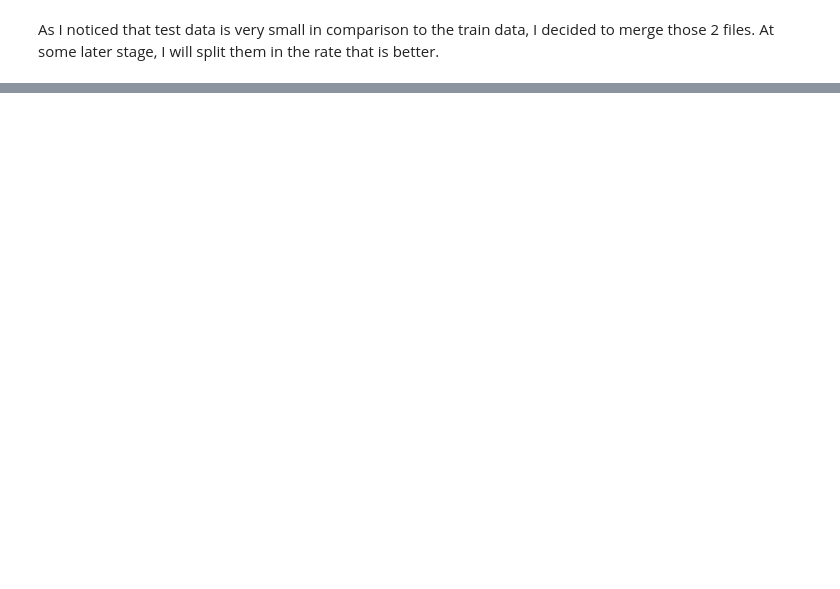
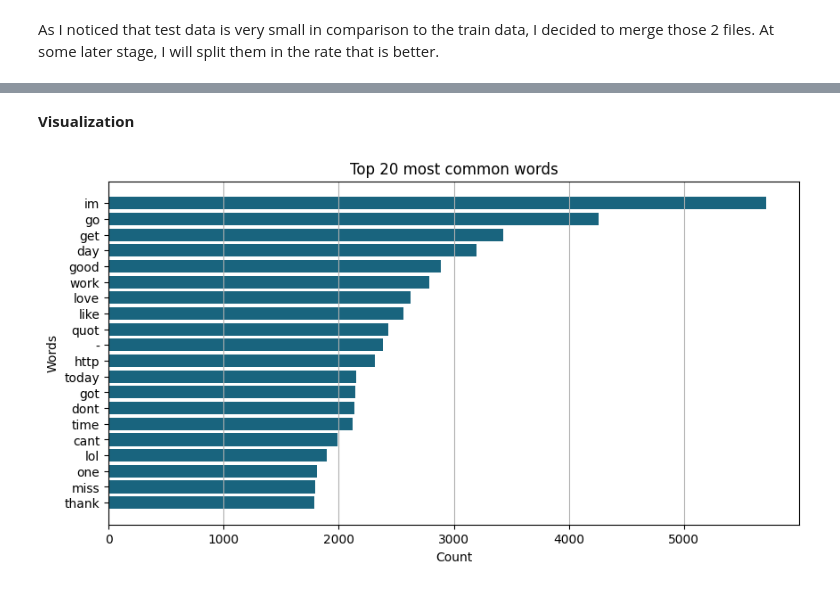
Before and after one commit to dalimvc/Text-Mining---NLP, a Jupyter notebook: DM24-Lab2-B21DALMI.ipynb, the cells around one changed output, grey strips where cells are left out. Saved outputs shown, nothing was run; the diff lists cells and outputs as text; code cells hidden in the pictures; blank space fills up the shorter version.

```diff
--- a/DM24-Lab2-B21DALMI.ipynb
+++ b/DM24-Lab2-B21DALMI.ipynb
@@ -85,0 +95,7 @@ print(df.shape)
+# %%
+#removing ' so that words like don't become dont .....
+df['Text'] = df['Text'].str.replace("[']", '', regex=True)
+#replacing all the characters that are not numbers or alphabetic letters or characters  / -  wih empty space
+df['Text'] = df['Text'].str.replace("[^a-zA-Z0-9/-]", ' ', regex=True)
+#removing 2 or more empty spaces
+df['Text'] = df['Text'].str.replace(r'\s+', ' ', regex=True)
@@ -85,0 +114,8 @@ print(df.shape)
+# %%
+#adding new column tha will contain an array of tokens (words) from the column text
+df['tokenized'] = df['Text'].apply(word_tokenize)
+# %%
+#removing stopwords like is, and, or....
+from nltk.corpus import stopwords
+stop_words = set(stopwords.words('english'))
+df['tokenized'] = df['tokenized'].apply(lambda x: [word for word in x if word not in stop_words])
@@ -85,0 +132,6 @@ print(df.shape)
+# %%
+from nltk.stem import PorterStemmer
+
+#using PorterStemmer to stem words
+stemmer = PorterStemmer()
+df['tokenized'] = df['tokenized'].apply(lambda x: [stemmer.stem(word) for word in x])
@@ -85,0 +158,26 @@ print(df.shape)
+# %% [markdown]
+<b>Visualization</b>
+# %%
+from matplotlib import pyplot as plt
+from collections import Counter
+
+#geting all the tokens in one list
+all_tokens = [word for tokens in df['tokenized'] for word in tokens]
+#counting number of each word, it is saved as a dictionary
+word_counts = Counter(all_tokens)
+#getting top 20 most common words
+common_words = word_counts.most_common(20)
+#separating words and counts
+words, counts = zip(*common_words)
+
+#plotting results
+plt.figure(figsize=(10, 5))
+plt.barh(words, counts, color= colors[0])
+plt.xlabel('Count')
+plt.ylabel('Words')
+plt.title('Top 20 most common words')
+plt.gca().invert_yaxis()
+plt.grid(axis='x')
+plt.show()
+# %% [output]
+[figure, added]
```
Also changed, not shown: parts of 51 cells of this notebook, 2 other files.
